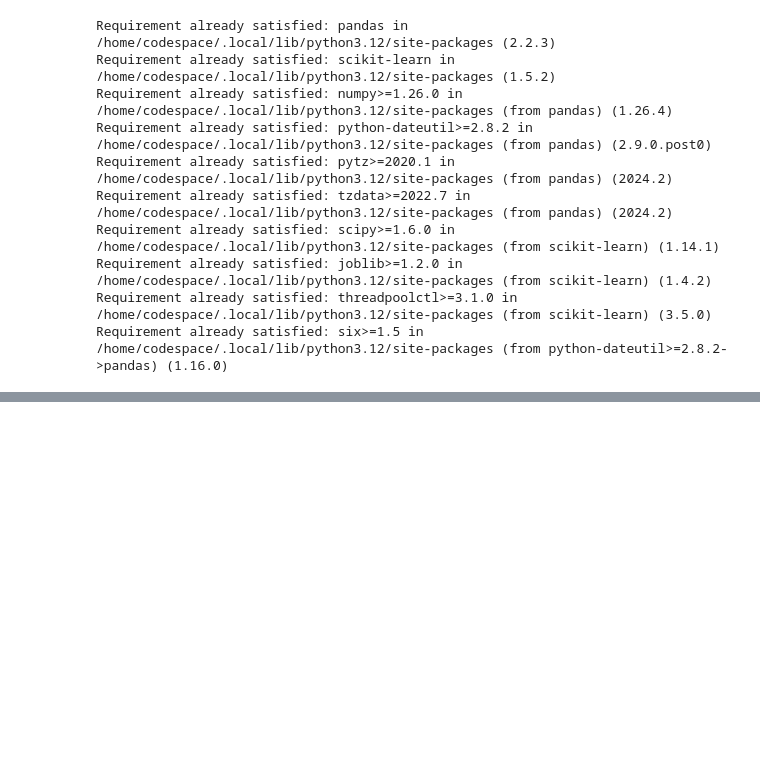
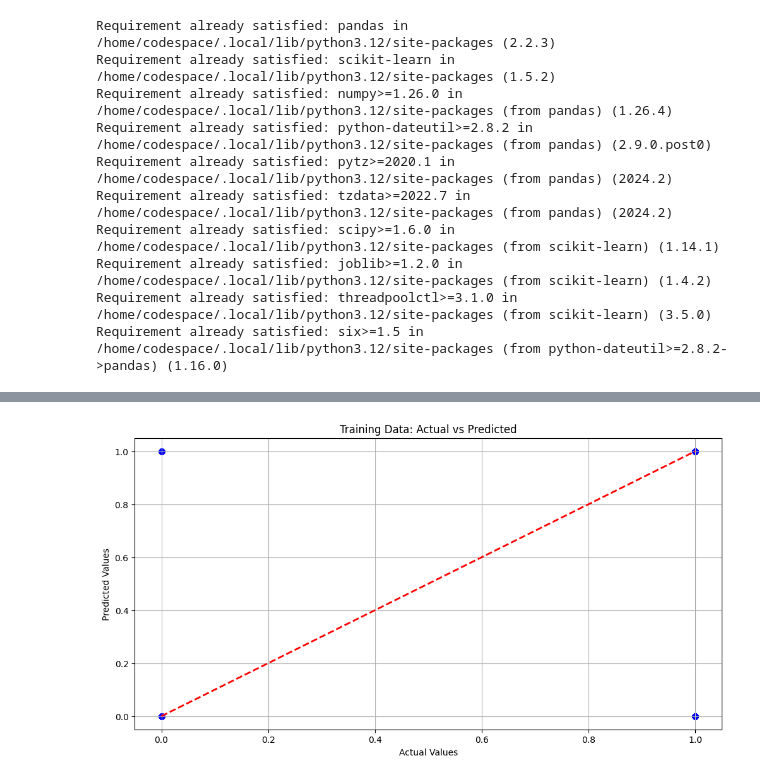
Before and after one commit to giju/iisc-g2, a Jupyter notebook: notebooks/3.01.kun.train.ipynb, the cells around one changed output, grey strips where cells are left out. Saved outputs shown, nothing was run; the diff lists cells and outputs as text; code cells hidden in the pictures; blank space fills up the shorter version.

Commit message:
train and prediction notebook added

```diff
--- a/notebooks/3.01.kun.train.ipynb
+++ b/notebooks/3.01.kun.train.ipynb
@@ -22,15 +22,12 @@ from sklearn.svm import SVC
 from sklearn.preprocessing import StandardScaler
 from sklearn.metrics import classification_report, confusion_matrix, accuracy_score
 
-# Step 1: Load Sampled Data
-data = pd.read_csv("../data/raw/train_sample_10p.csv")  # Ensure the sample exists in this path
+data = pd.read_csv("../data/raw/train_sample_10p.csv")
 
-# Replace 'target_column' with your actual target column name
-target_column = 'Depression'  # Replace with your actual target variable
-X = data.drop(columns=[target_column])  # Features: All columns except the target
-y = data[target_column]  # Target column
+target_column = 'Depression'
+X = data.drop(columns=[target_column])
+y = data[target_column]
 
-# Step 2: Handle Missing Values
 numeric_cols = X.select_dtypes(include=['number']).columns
 non_numeric_cols = X.select_dtypes(exclude=['number']).columns
 
@@ -48,43 +45,55 @@ X_scaled = scaler.fit_transform(X)
 # Split Data
 X_train, X_test, y_train, y_test = train_test_split(X_scaled, y, test_size=0.2, random_state=42, stratify=y)
 
-# Train SVM Model
 svm_model = SVC(kernel='rbf', C=1.0, gamma='scale', random_state=42)
 svm_model.fit(X_train, y_train)
 
-# Evaluate the Model
-y_pred = svm_model.predict(X_test)
-print("Confusion Matrix:")
-print(confusion_matrix(y_test, y_pred))
-print("\nClassification Report:")
-print(classification_report(y_test, y_pred))
-print("\nAccuracy Score:")
-print(accuracy_score(y_test, y_pred))
+y_pred_train = svm_model.predict(X_train)
+y_pred_test = svm_model.predict(X_test)
 
-# Save the Model
+print("Training Data Classification Report:")
+print(classification_report(y_train, y_pred_train))
+
+print("\nTest Data Classification Report:")
+print(classification_report(y_test, y_pred_test))
+
 run_id = str(uuid.uuid4())  # Generate a unique ID for this run
 run_date = datetime.now().strftime("%Y-%m-%d %H:%M:%S")  # Record the current date and time
 model_name = "SVM"
 model_dir = "../data/model"
 os.makedirs(model_dir, exist_ok=True)
+
 model_path = os.path.join(model_dir, f"svm_model_{run_id}.joblib")
 joblib.dump(svm_model, model_path)
-print(f"Model saved at: {model_path}")
 
-# Step 3: Log Model Metadata in model_registry.csv
-registry_file = "../data/model/model_registry.csv"
+feature_columns_path = os.path.join(model_dir, f"feature_columns_{run_id}.joblib")
+joblib.dump(X.columns.tolist(), feature_columns_path)
+
+registry_file = os.path.join(model_dir, "model_registry.csv")
 if not os.path.exists(registry_file):
-    # Create the file with headers if it doesn't exist
-    registry_df = pd.DataFrame(columns=["run_date", "model_name", "model_path"])
+    registry_df = pd.DataFrame(columns=["run_date", "model_name", "model_path", "feature_columns_path"])
 else:
-    # Load the existing registry
     registry_df = pd.read_csv(registry_file)
 
-# Append the new model metadata
-new_entry = {"run_date": run_date, "model_name": model_name, "model_path": model_path}
+new_entry = {
+    "run_date": run_date,
+    "model_name": model_name,
+    "model_path": model_path,
+    "feature_columns_path": feature_columns_path,
+}
 registry_df = pd.concat([registry_df, pd.DataFrame([new_entry])], ignore_index=True)
+registry_df.to_csv(registry_file, index=False)
 
-# Save the updated registry
-registry_df.to_csv(registry_file, index=False)
 print(f"Model metadata logged in {registry_file}")
+
+import matplotlib.pyplot as plt
+
+plt.figure(figsize=(12, 6))
+plt.scatter(y_train, y_pred_train, color='blue', alpha=0.6)
+plt.plot([min(y_train), max(y_train)], [min(y_train), max(y_train)], color='red', lw=2, ls='--')
+plt.title("Training Data: Actual vs Predicted")
+plt.xlabel("Actual Values")
+plt.ylabel("Predicted Values")
+plt.grid()
+plt.show()
 # %% [output]
@@ -109 +116,2 @@ Model saved at: ../data/model/svm_model_ef898153-f837-4e9e-a75f-695a9edacace.job
 Model metadata logged in ../data/model/model_registry.csv
+[figure, added]
```
Also changed, not shown: parts of 1 cell of this notebook, 1 other file.
